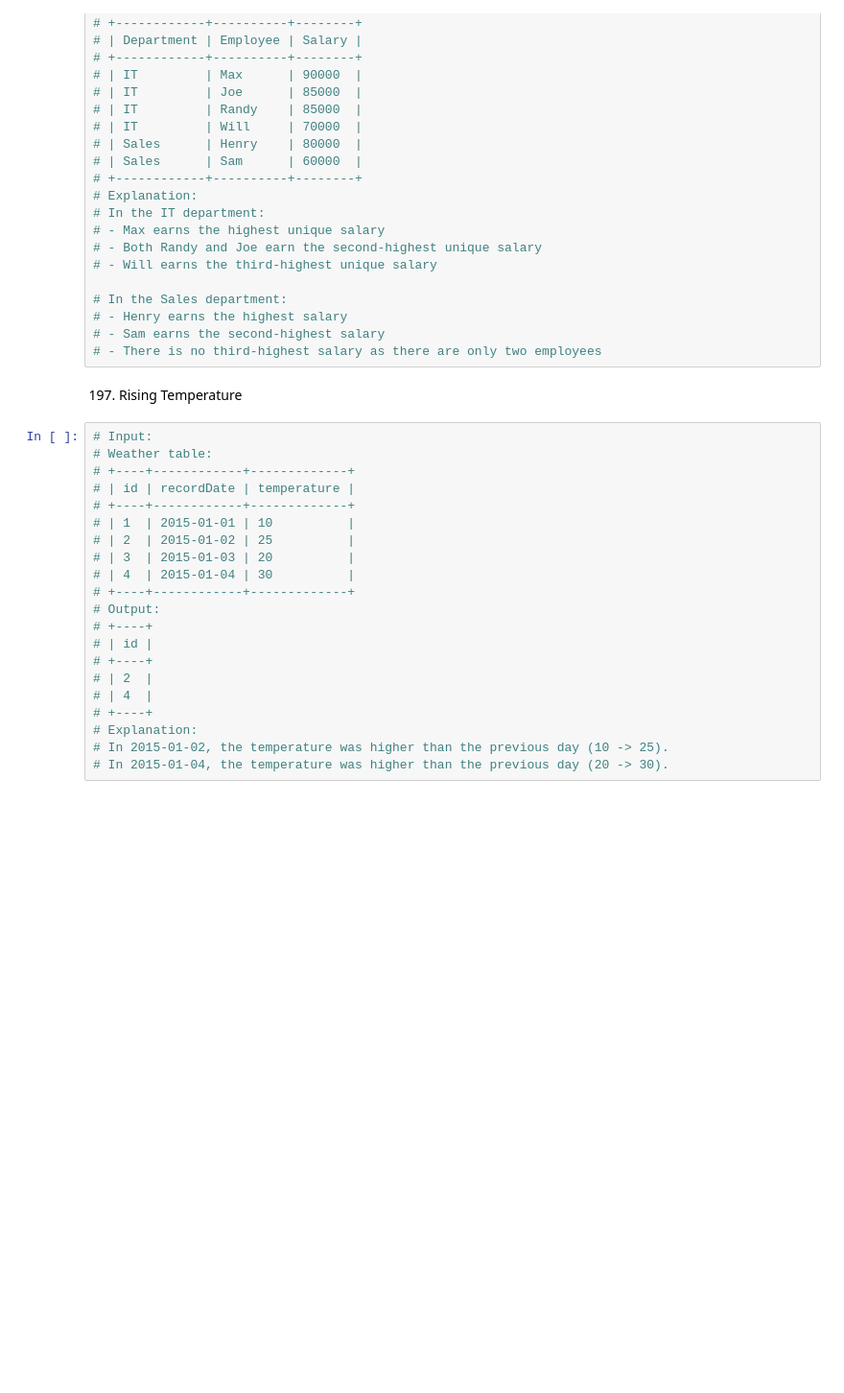
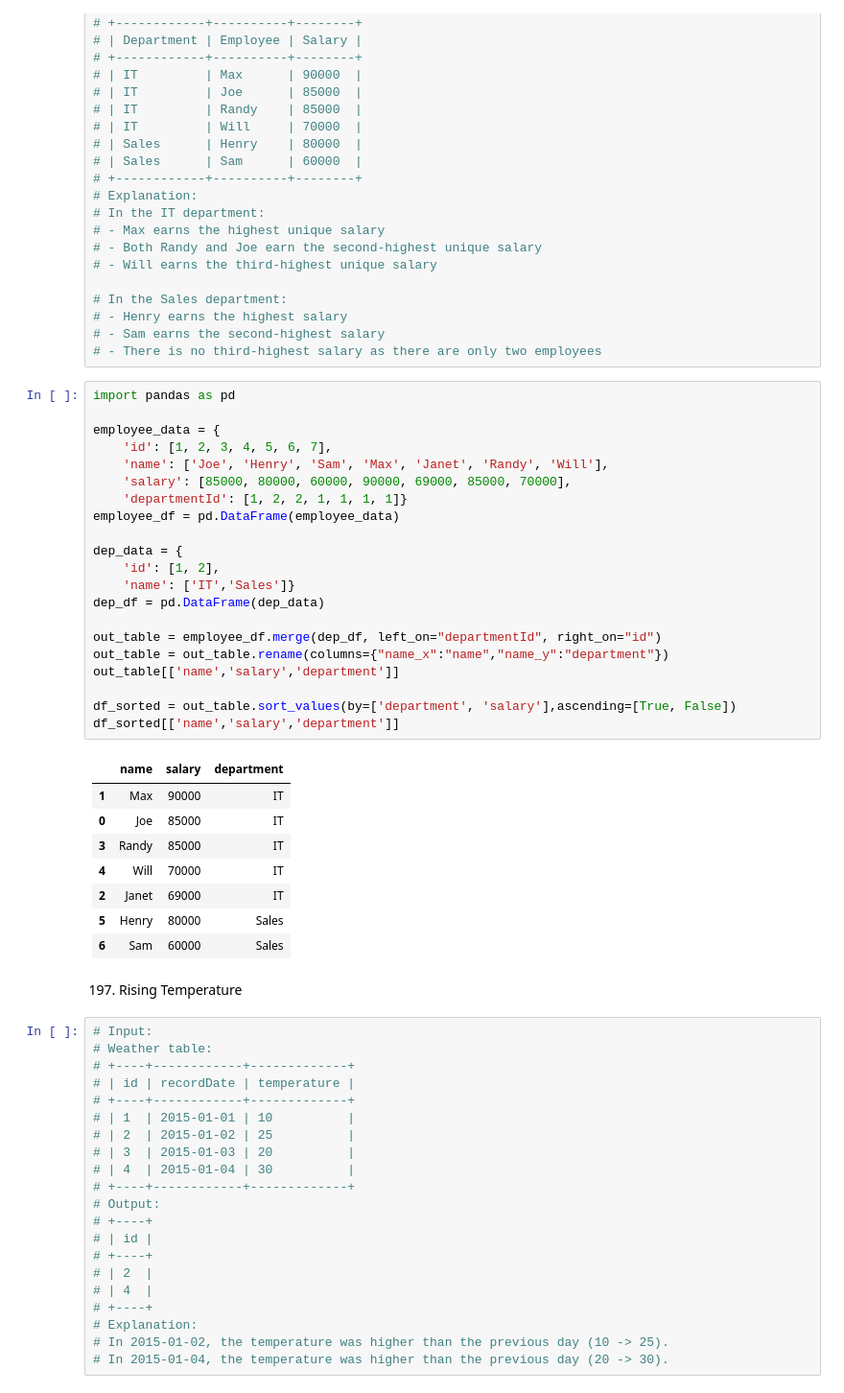
Before and after one commit to Xristos04/Data-Science-Tutorials, a Jupyter notebook: advanced_queries.ipynb, the cells around one changed output. Shown: that part at 96% size. Drawn from its saved outputs; the diff is of its cells as text; blank space fills up the shorter version.

```diff
--- a/advanced_queries.ipynb
+++ b/advanced_queries.ipynb
@@ -42,6 +42,36 @@
 # - Henry earns the highest salary
 # - Sam earns the second-highest salary
 # - There is no third-highest salary as there are only two employees
+# %%
+import pandas as pd
+
+employee_data = {
+    'id': [1, 2, 3, 4, 5, 6, 7],
+    'name': ['Joe', 'Henry', 'Sam', 'Max', 'Janet', 'Randy', 'Will'],
+    'salary': [85000, 80000, 60000, 90000, 69000, 85000, 70000],
+    'departmentId': [1, 2, 2, 1, 1, 1, 1]}
+employee_df = pd.DataFrame(employee_data)
+
+dep_data = {
+    'id': [1, 2],
+    'name': ['IT','Sales']}
+dep_df = pd.DataFrame(dep_data)
+
+out_table = employee_df.merge(dep_df, left_on="departmentId", right_on="id")
+out_table = out_table.rename(columns={"name_x":"name","name_y":"department"})
+out_table[['name','salary','department']]
+
+df_sorted = out_table.sort_values(by=['department', 'salary'],ascending=[True, False])
+df_sorted[['name','salary','department']]
+# %% [output]
+|  | name | salary | department |
+| 1 | Max | 90000 | IT |
+| 0 | Joe | 85000 | IT |
+| 3 | Randy | 85000 | IT |
+| 4 | Will | 70000 | IT |
+| 2 | Janet | 69000 | IT |
+| 5 | Henry | 80000 | Sales |
+| 6 | Sam | 60000 | Sales |
 # %% [markdown]
 197. Rising Temperature
 # %%
```
Also changed, not shown: parts of 26 cells of this notebook, 13 other files.
